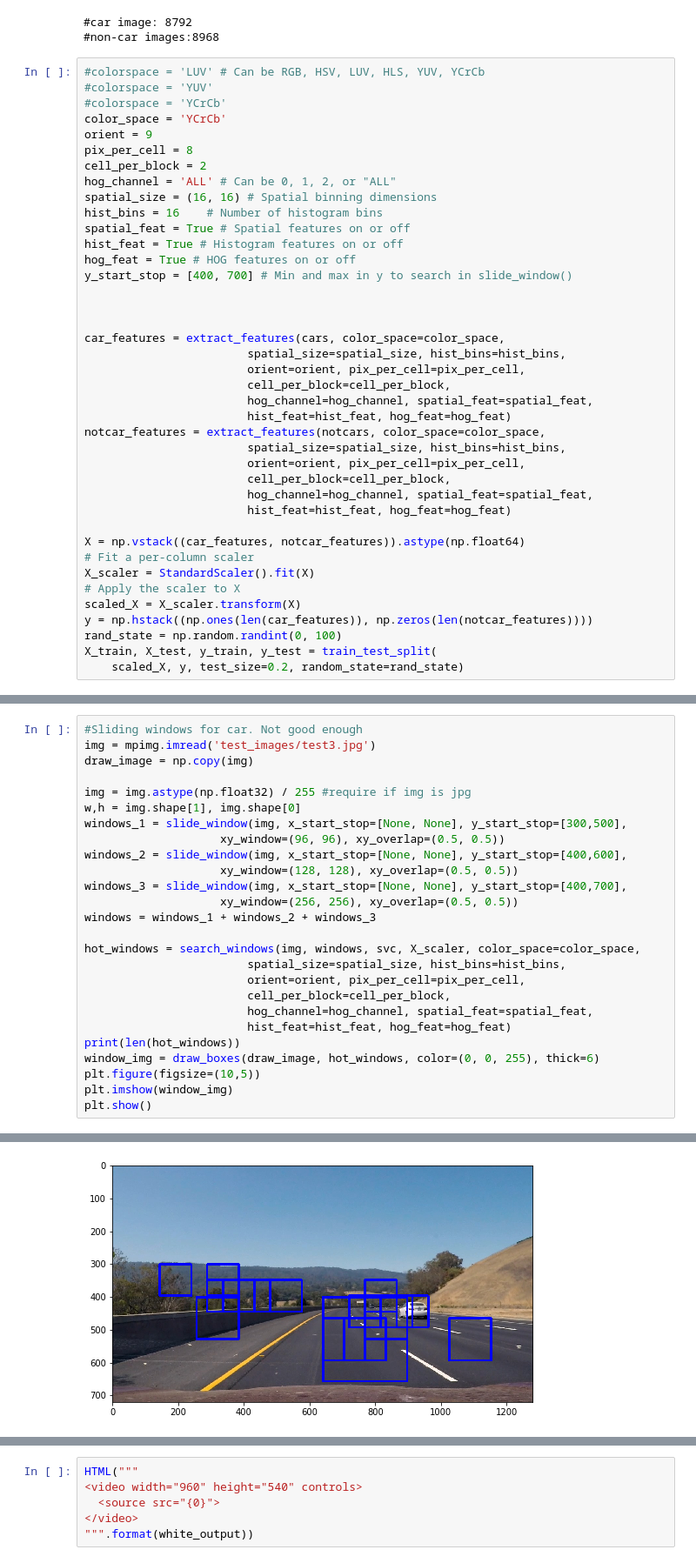
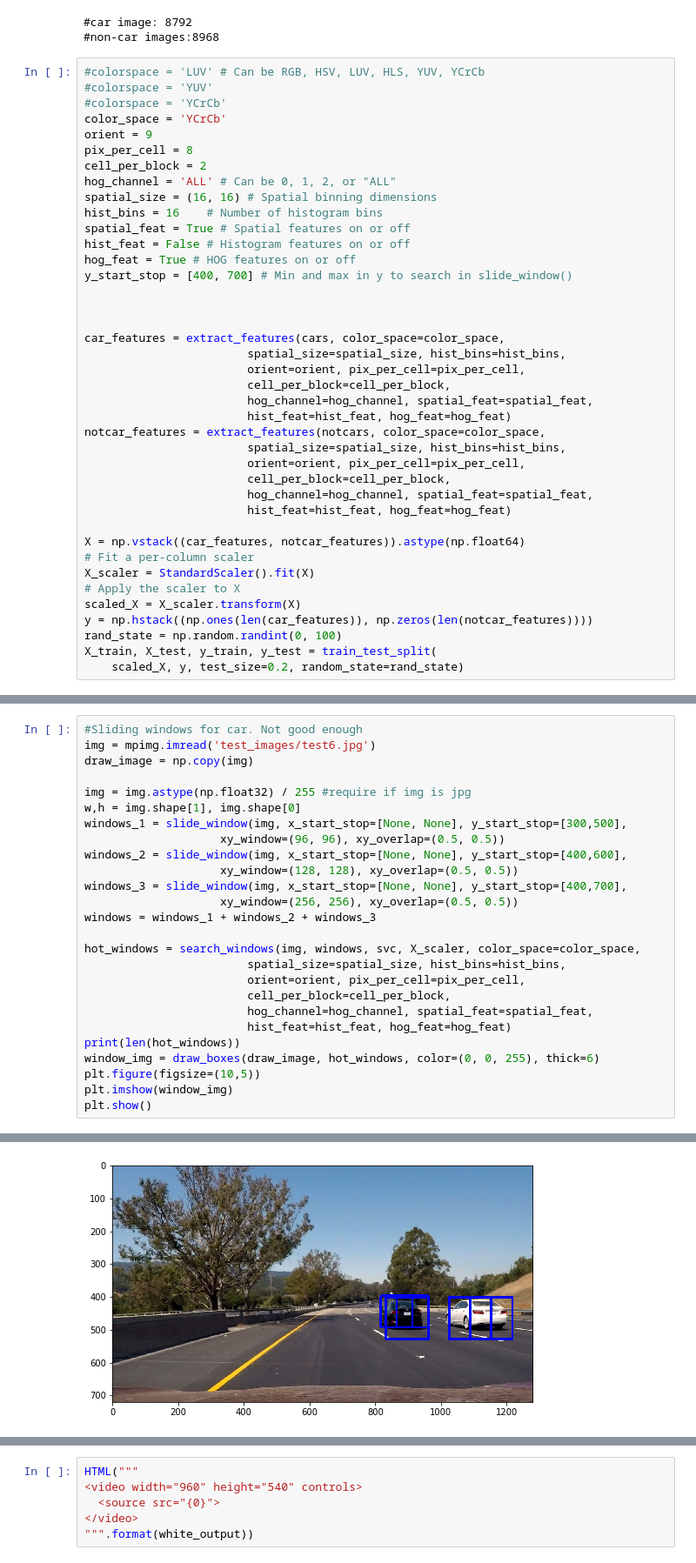
Before and after one commit to knguyen0105/CarND-Vehicle-Detection, a Jupyter notebook: sdc1_p5_object_tracking.ipynb, the cells around one changed output, grey strips where cells are left out. Shown at 87% size. Drawn from its saved outputs; the diff is of its cells as text.

```diff
--- a/sdc1_p5_object_tracking.ipynb
+++ b/sdc1_p5_object_tracking.ipynb
@@ -255,7 +247,7 @@ hog_channel = 'ALL' # Can be 0, 1, 2, or "ALL"
 spatial_size = (16, 16) # Spatial binning dimensions
 hist_bins = 16    # Number of histogram bins
 spatial_feat = True # Spatial features on or off
-hist_feat = True # Histogram features on or off
+hist_feat = False # Histogram features on or off
 hog_feat = True # HOG features on or off
 y_start_stop = [400, 700] # Min and max in y to search in slide_window()
 
@@ -295,6 +284,6 @@ svc.score(X_test, y_test)
 # %%
 #Sliding windows for car. Not good enough
-img = mpimg.imread('test_images/test3.jpg')
+img = mpimg.imread('test_images/test6.jpg')
 draw_image = np.copy(img)
 
 img = img.astype(np.float32) / 255 #require if img is jpg
@@ -325,4 +312,4 @@ plt.show()
-[figure, old version]
+[figure, new version]
 # %%
 def convert_color(img, conv='RGB2YCrCb'):
     if conv == 'RGB2YCrCb':
```
Also changed, not shown: parts of 9 cells of this notebook, 2 other files.
